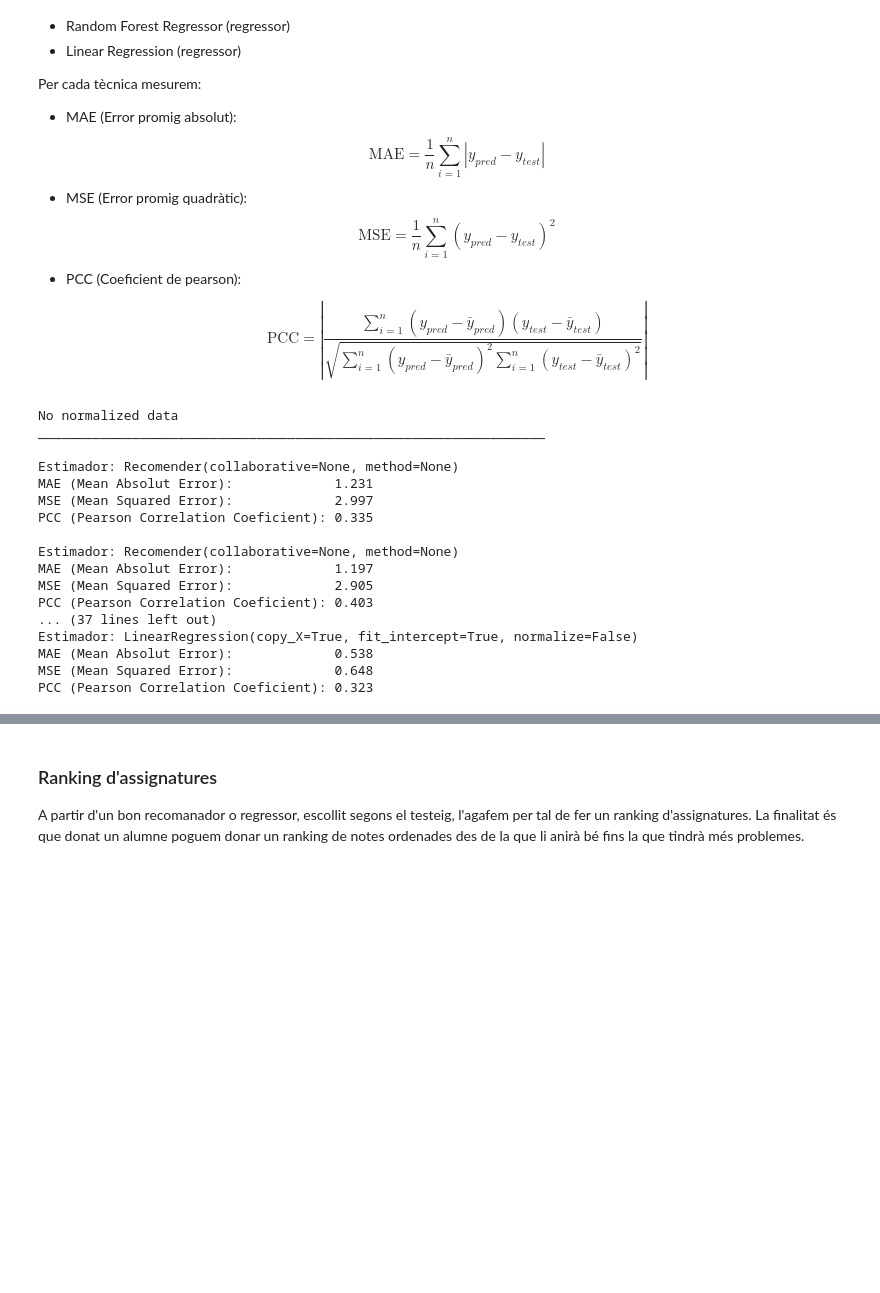
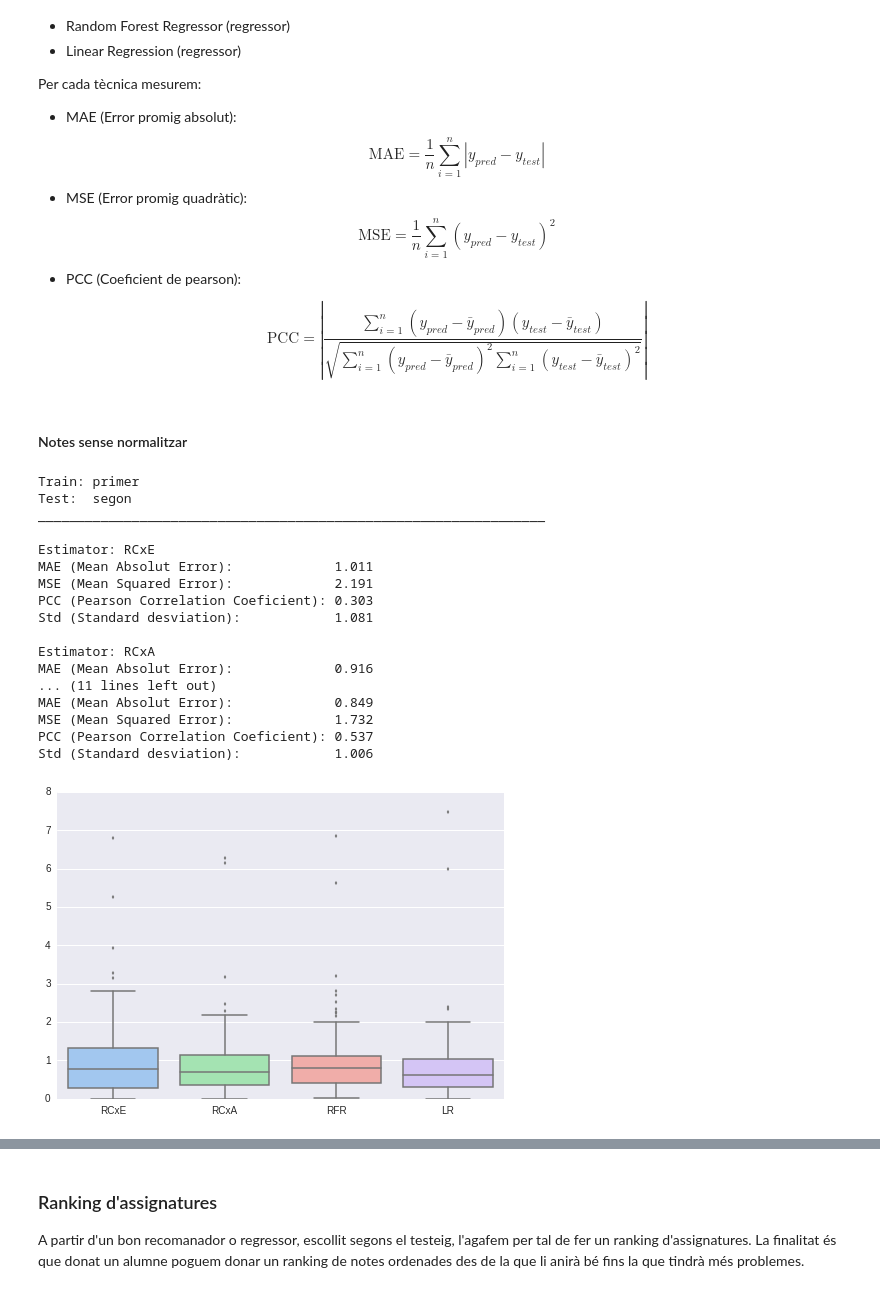
Before and after one commit to pid-ub/pid-UB, a Jupyter notebook: questions/questions-xavi/Question2-recomender.ipynb, the cells around one changed output, grey strips where cells are left out. Saved outputs shown, nothing was run; the diff lists cells and outputs as text; code cells hidden in the pictures; blank space fills up the shorter version.

```diff
--- a/questions/questions-xavi/Question2-recomender.ipynb
+++ b/questions/questions-xavi/Question2-recomender.ipynb
@@ -199,37 +252,42 @@ def benchmark(X,y,estimator):
-# %%
-estimators = [Recomender(collaborative=True),
-              Recomender(collaborative=False),
-              RandomForestRegressor(n_estimators=100, random_state=42), #42, magic number
-              LinearRegression()]
-print "No normalized data"
-print "_________________________________________________________________"
-print
-for e  in estimators:
-    print "Estimator:", e
-    benchmark(primer.values, segon.values, e)
-    print
-print "Normalized data"
-print "_________________________________________________________________"
-print
-for e  in estimators:
-    print "Estimator:", e
-    benchmark(primer_norm.values, segon_norm.values, e)
-    print
-# %% [output]
-No normalized data
-_________________________________________________________________
-
-Estimador: Recomender(collaborative=None, method=None)
-MAE (Mean Absolut Error):             1.231
-MSE (Mean Squared Error):             2.997
-PCC (Pearson Correlation Coeficient): 0.335
-
-Estimador: Recomender(collaborative=None, method=None)
-MAE (Mean Absolut Error):             1.197
-MSE (Mean Squared Error):             2.905
-PCC (Pearson Correlation Coeficient): 0.403
-... (37 lines left out)
-Estimador: LinearRegression(copy_X=True, fit_intercept=True, normalize=False)
-MAE (Mean Absolut Error):             0.538
-MSE (Mean Squared Error):             0.648
-PCC (Pearson Correlation Coeficient): 0.323
+# %%
+estimators = [Recomender(),
+              Recomender(transpose=True),
+              RandomForestRegressor(n_estimators=100, random_state=42), #42, magic number
+              LinearRegression()]
+estimators_lbl = ['RCxE', # Recomanador col·laboratiu per estudiant
+                  'RCxA', # Recomanador col·laboratiu per assignatura
+                  'RFR',  # Regressor Random Forest
+                  'LR']   # Regressor lineal
+# %% [markdown]
+#### Notes sense normalitzar
+# %%
+print "Train: primer"
+print "Test:  segon"
+print "_________________________________________________________________"
+print
+rs = []
+for lbl,e  in zip(estimators_lbl, estimators):
+    print "Estimator:", lbl
+    rs.append(benchmark(primer.values, segon.values, e))
+    print
+sbn.boxplot(rs, color='pastel', names=estimators_lbl)
+sbn.despine(trim=True)
+# %% [output]
+Train: primer
+Test:  segon
+_________________________________________________________________
+
+Estimator: RCxE
+MAE (Mean Absolut Error):             1.011
+MSE (Mean Squared Error):             2.191
+PCC (Pearson Correlation Coeficient): 0.303
+Std (Standard desviation):            1.081
+
+Estimator: RCxA
+MAE (Mean Absolut Error):             0.916
+... (11 lines left out)
+MAE (Mean Absolut Error):             0.849
+MSE (Mean Squared Error):             1.732
+PCC (Pearson Correlation Coeficient): 0.537
+Std (Standard desviation):            1.006
+[figure, added]
```
Also changed, not shown: parts of 12 cells of this notebook, 5 other files.
